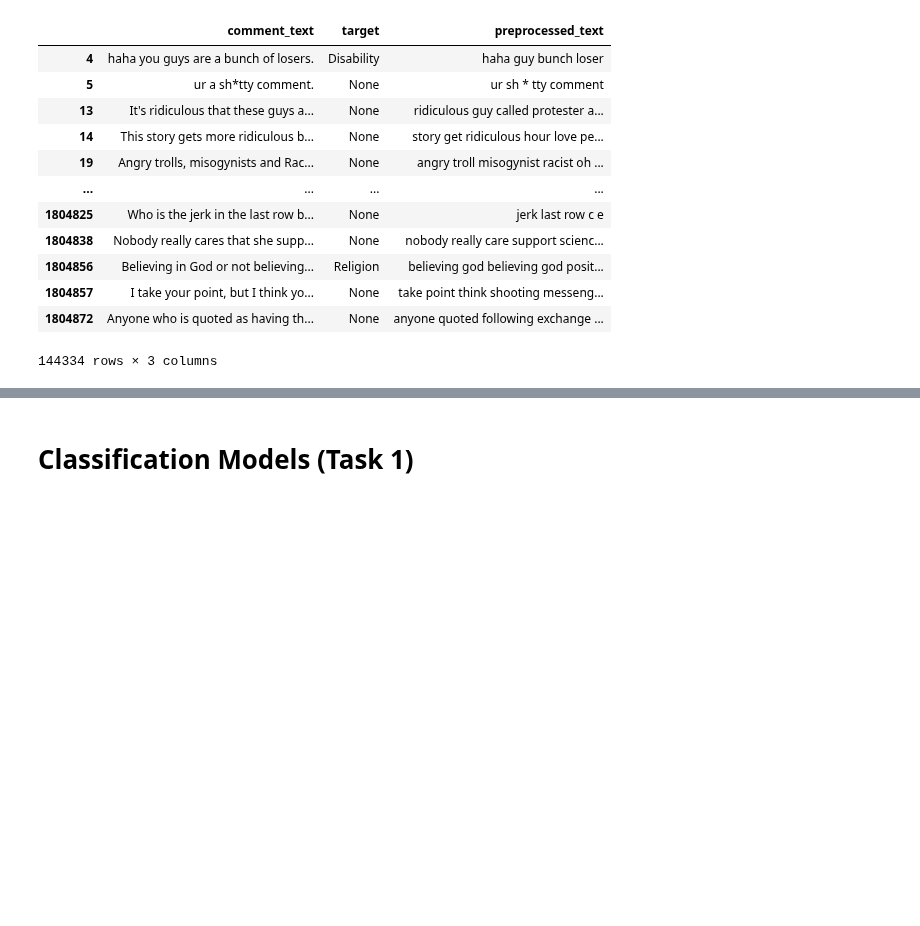
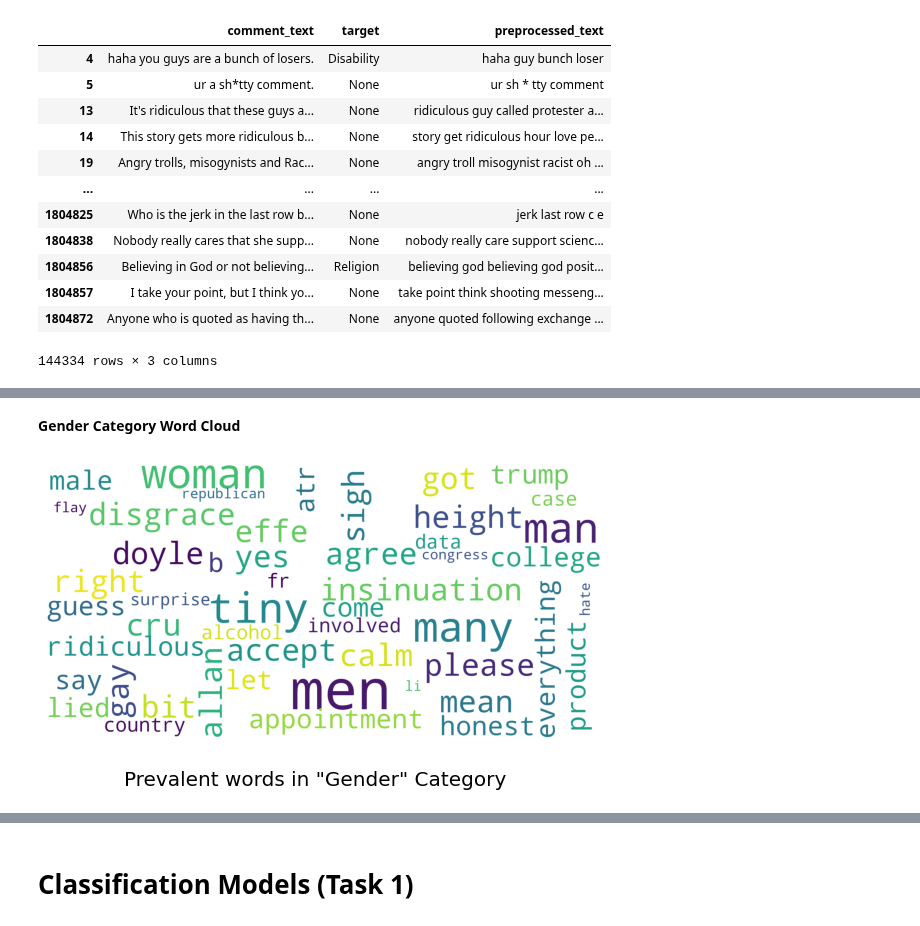
Before and after one commit to dvh549/Text_Mining, a Jupyter notebook: Toxic Comments Revamped.ipynb, the cells around one changed output, grey strips where cells are left out. Cells and saved outputs as stored; diff of their text form; code cells hidden in the pictures; blank space fills up the shorter version.

```diff
--- a/Toxic Comments Revamped.ipynb
+++ b/Toxic Comments Revamped.ipynb
@@ -96,0 +140,6 @@ toxic_only_train_shortlisted
+# %% [markdown]
+**Gender Category Word Cloud**
+# %%
+show_wordcloud(toxic_only_train_shortlisted[toxic_only_train_shortlisted["target"] == "Gender"]["preprocessed_text"].sample(7000, random_state = 42), title = 'Prevalent words in "Gender" Category')
+# %% [output]
+[figure, added]
```
Also changed, not shown: parts of 14 cells of this notebook.
